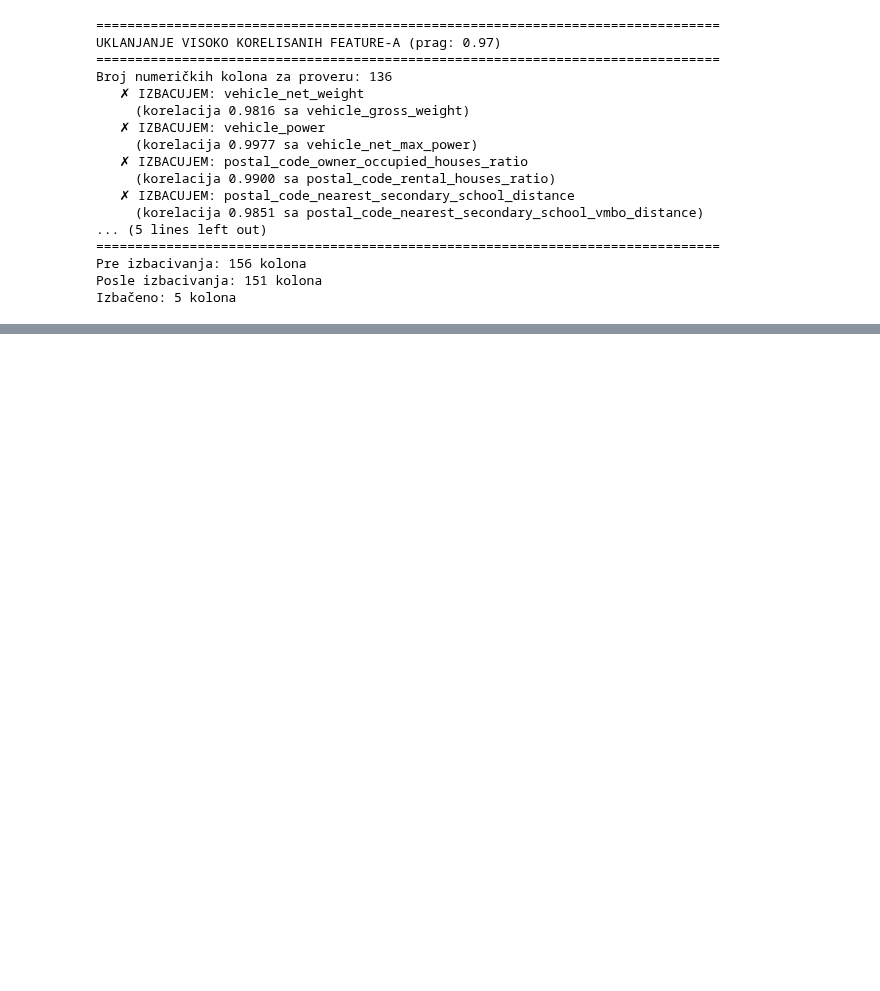
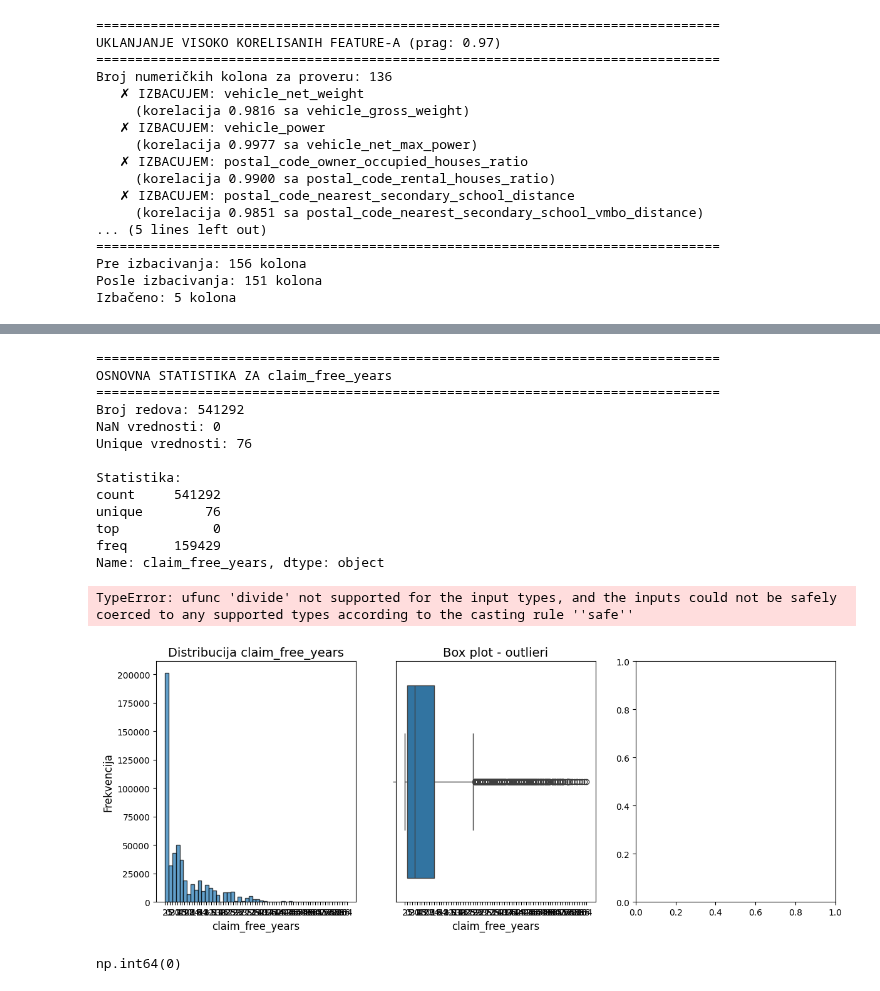
Before and after one commit to mkdsps/pprojekat, a Jupyter notebook: andra.ipynb, the cells around one changed output, grey strips where cells are left out. Saved outputs shown, nothing was run; the diff lists cells and outputs as text; code cells hidden in the pictures; blank space fills up the shorter version.

```diff
--- a/andra.ipynb
+++ b/andra.ipynb
@@ -1062,0 +1095,56 @@ data.shape
+# %%
+
+# Proveri osnovne statistike
+print("="*80)
+print("OSNOVNA STATISTIKA ZA claim_free_years")
+print("="*80)
+
+print(f"Broj redova: {len(data)}")
+print(f"NaN vrednosti: {data['claim_free_years'].isna().sum()}")
+print(f"Unique vrednosti: {data['claim_free_years'].nunique()}")
+print(f"\nStatistika:")
+print(data['claim_free_years'].describe())
+
+# Histogram
+plt.figure(figsize=(14, 5))
+
+plt.subplot(1, 3, 1)
+plt.hist(data['claim_free_years'].dropna(), bins=50, edgecolor='black', alpha=0.7)
+plt.xlabel('claim_free_years', fontsize=12)
+plt.ylabel('Frekvencija', fontsize=12)
+plt.title('Distribucija claim_free_years', fontsize=14)
+
+# Box plot
+plt.subplot(1, 3, 2)
+sns.boxplot(x=data['claim_free_years'].dropna())
+plt.xlabel('claim_free_years', fontsize=12)
+plt.title('Box plot - outlieri', fontsize=14)
+
+# Q-Q plot za proveru normalnosti
+plt.subplot(1, 3, 3)
+from scipy import stats
+stats.probplot(data['claim_free_years'].dropna(), dist="norm", plot=plt)
+plt.title('Q-Q plot', fontsize=14)
+
+plt.tight_layout()
+plt.show()
+# %% [output]
+================================================================================
+OSNOVNA STATISTIKA ZA claim_free_years
+================================================================================
+Broj redova: 541292
+NaN vrednosti: 0
+Unique vrednosti: 76
+
+Statistika:
+count     541292
+unique        76
+top            0
+freq      159429
+Name: claim_free_years, dtype: object
+TypeError: ufunc 'divide' not supported for the input types, and the inputs could not be safely coerced to any supported types according to the casting rule ''safe''
+[figure, added]
+# %%
+data['claim_free_years'].isna().sum()
+# %% [output]
+np.int64(0)
```
Also changed, not shown: parts of 21 cells of this notebook, 2 other files.
